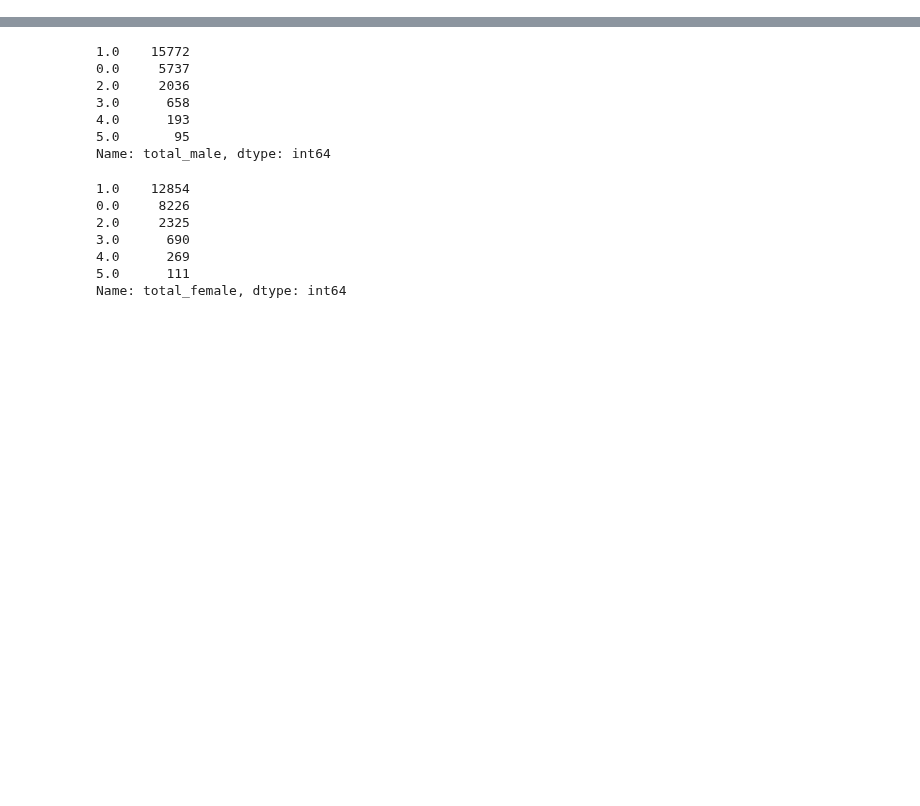
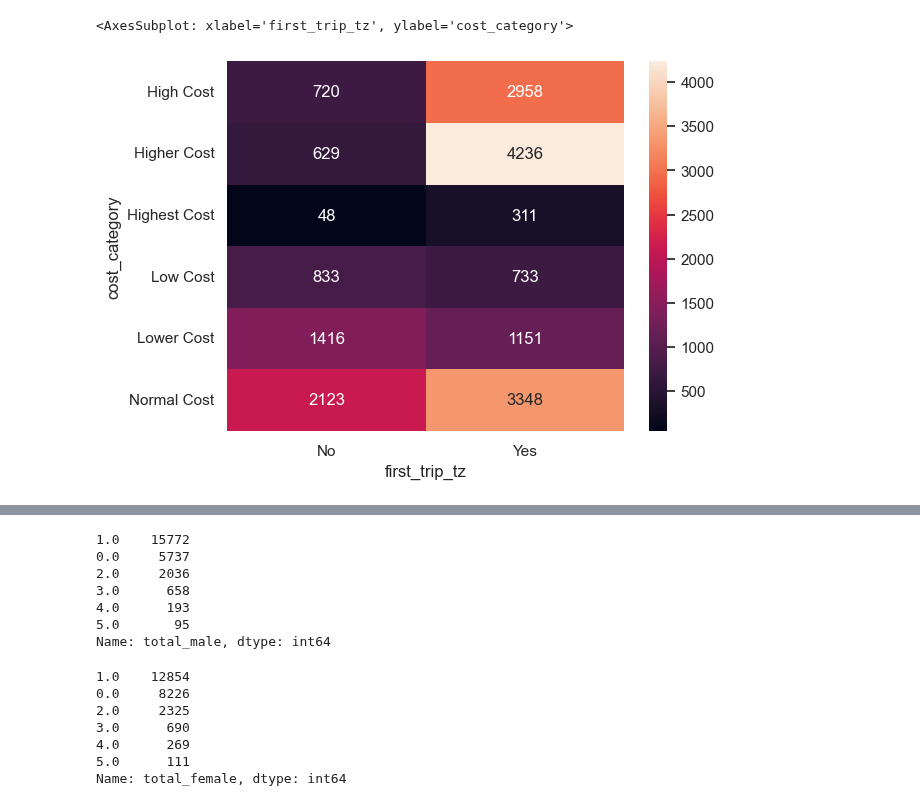
Before and after one commit to Njaramba-Riri/expenditure-prediction, a Jupyter notebook: model.ipynb, the cells around one changed output, grey strips where cells are left out. Cells and saved outputs as stored; diff of their text form; code cells hidden in the pictures; blank space fills up the shorter version.

```diff
--- a/model.ipynb
+++ b/model.ipynb
@@ -178,0 +81,10 @@ dtype: int64
+# %%
+sns.set(style="white", color_codes=True)
+
+ax =sns.catplot(x="cost_category", data=train, kind="count", hue="age_group")
+plt.title("Cost Category by Age group", weight="bold")
+plt.xlabel("Cost Category", size=14, weight="bold")
+plt.ylabel("Head Count", weight="bold", size=14)
+ax.set_xticklabels(rotation=75)
+save_fig("Cost category by Age group", tight_layout=True)
+plt.show();
@@ -187,0 +251,6 @@ Name: travel_with, dtype: int64
+# %%
+ct=pd.crosstab(train["cost_category"], train["first_trip_tz"])
+sns.heatmap(ct, annot=True, fmt='g')
+# %% [output]
+<AxesSubplot: xlabel='first_trip_tz', ylabel='cost_category'>
+[figure, added]
```
Also changed, not shown: parts of 31 cells of this notebook, 10 other files.
